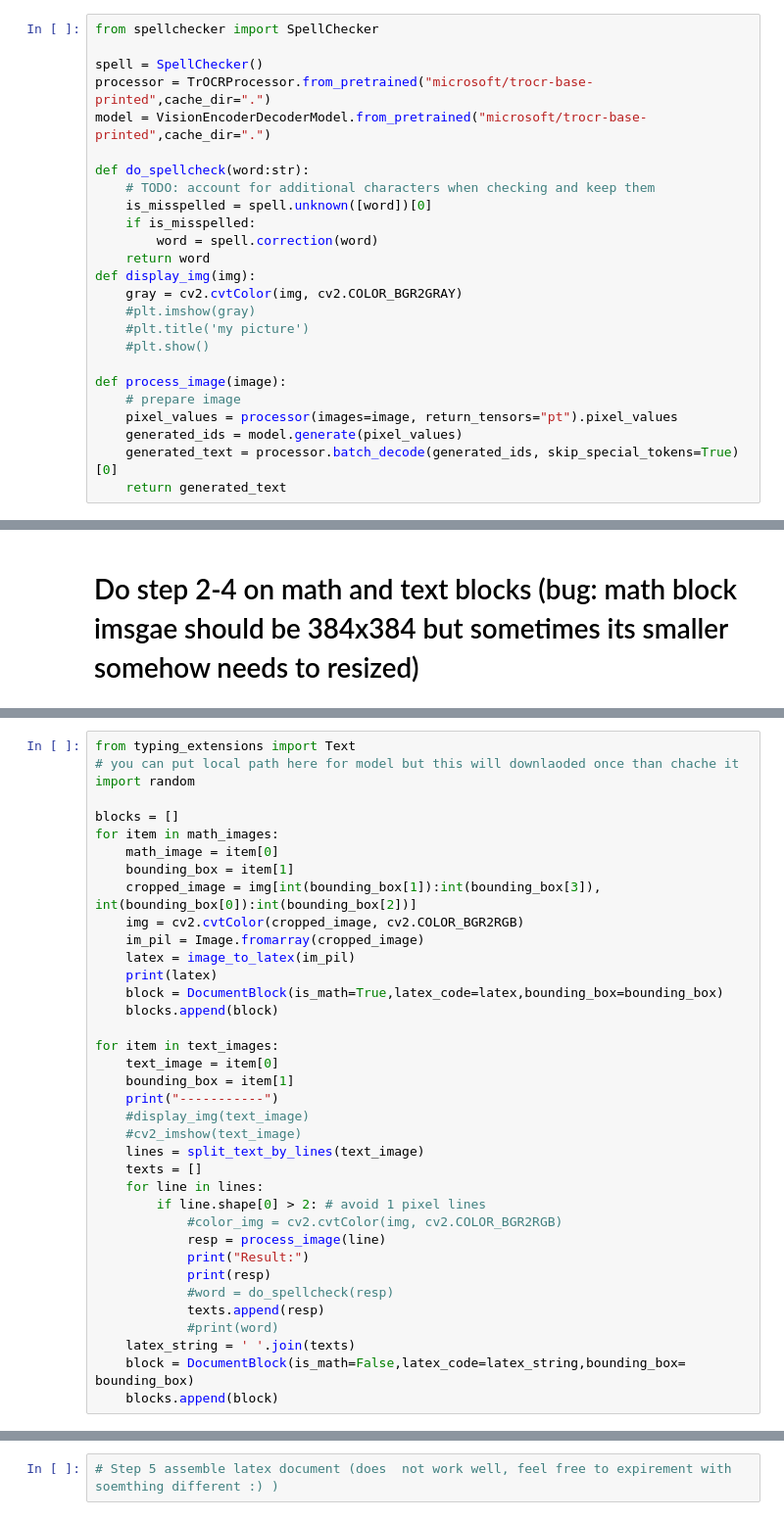
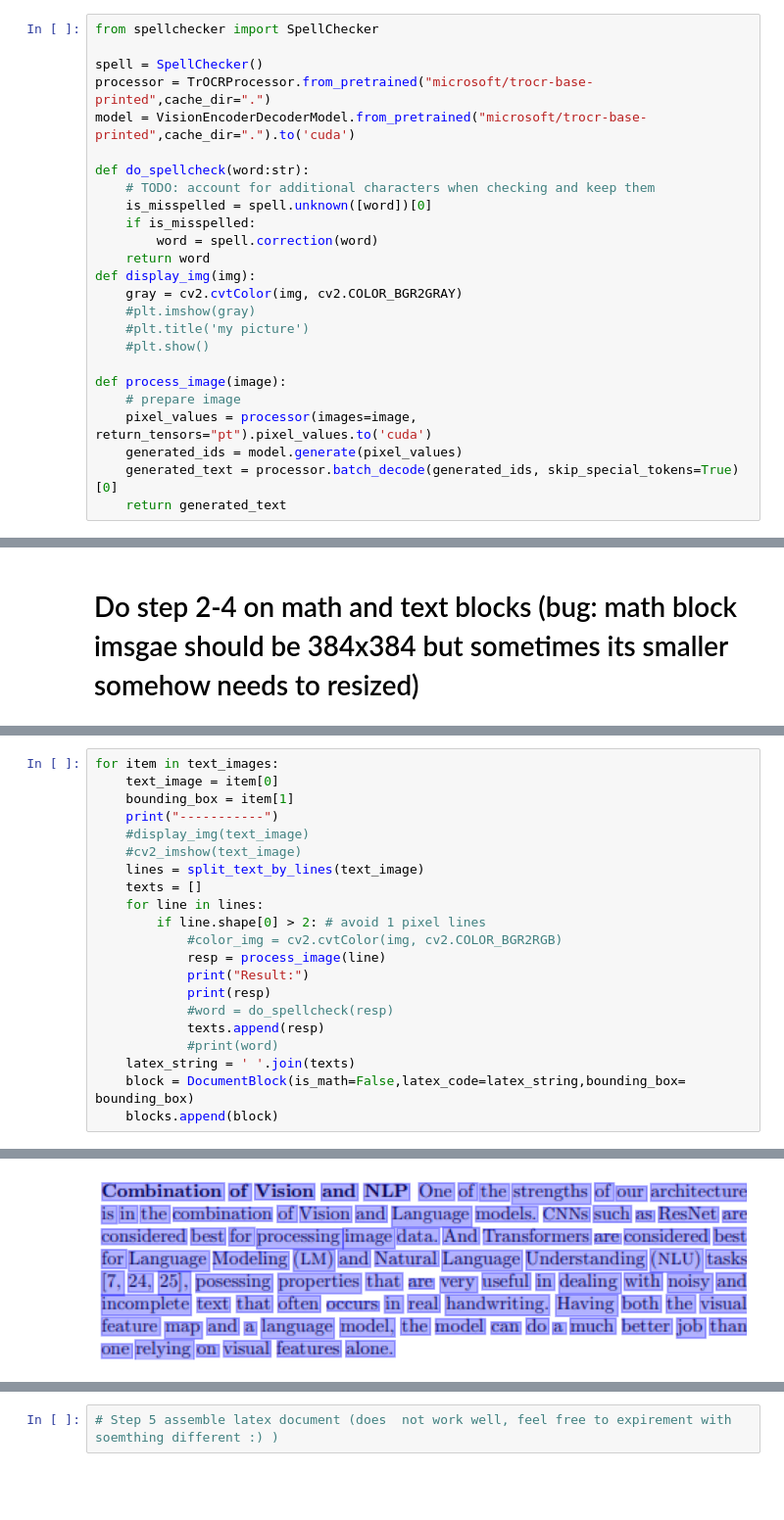
Before and after one commit to InsertNameHereOCR/experiments, a Jupyter notebook: printed/TrOcr_with_DitT_document_analysis/printed_ocr_test.ipynb, the cells around one changed output, grey strips where cells are left out. Shown: that part at 98% size. Saved outputs shown, nothing was run; the diff lists cells and outputs as text; blank space fills up the shorter version.

```diff
--- a/printed/TrOcr_with_DitT_document_analysis/printed_ocr_test.ipynb
+++ b/printed/TrOcr_with_DitT_document_analysis/printed_ocr_test.ipynb
@@ -425,7 +492,7 @@ from spellchecker import SpellChecker
 
 spell = SpellChecker()
 processor = TrOCRProcessor.from_pretrained("microsoft/trocr-base-printed",cache_dir=".")
-model = VisionEncoderDecoderModel.from_pretrained("microsoft/trocr-base-printed",cache_dir=".")
+model = VisionEncoderDecoderModel.from_pretrained("microsoft/trocr-base-printed",cache_dir=".").to('cuda')
 
 def do_spellcheck(word:str):
     # TODO: account for additional characters when checking and keep them
@@ -441,7 +508,7 @@ def display_img(img):
 
 def process_image(image):
     # prepare image
-    pixel_values = processor(images=image, return_tensors="pt").pixel_values
+    pixel_values = processor(images=image, return_tensors="pt").pixel_values.to('cuda')
     generated_ids = model.generate(pixel_values)
     generated_text = processor.batch_decode(generated_ids, skip_special_tokens=True)[0]
     return generated_text
@@ -454,20 +591,4 @@ You should probably TRAIN this model on a down-stream task to be able to use it
 # %%
-from typing_extensions import Text
-# you can put local path here for model but this will downlaoded once than chache it
-import random
-
-blocks = []
-for item in math_images:
-    math_image = item[0]
-    bounding_box = item[1]
-    cropped_image = img[int(bounding_box[1]):int(bounding_box[3]), int(bounding_box[0]):int(bounding_box[2])]
-    img = cv2.cvtColor(cropped_image, cv2.COLOR_BGR2RGB)
-    im_pil = Image.fromarray(cropped_image)
-    latex = image_to_latex(im_pil)
-    print(latex)
-    block = DocumentBlock(is_math=True,latex_code=latex,bounding_box=bounding_box)
-    blocks.append(block)
-
 for item in text_images:
     text_image = item[0]
     bounding_box = item[1]
@@ -492,0 +614 @@ ValueError: Input image size (224*560) doesn't match model (384*384).
+[figure, added]
```
Also changed, not shown: parts of 22 cells of this notebook.
